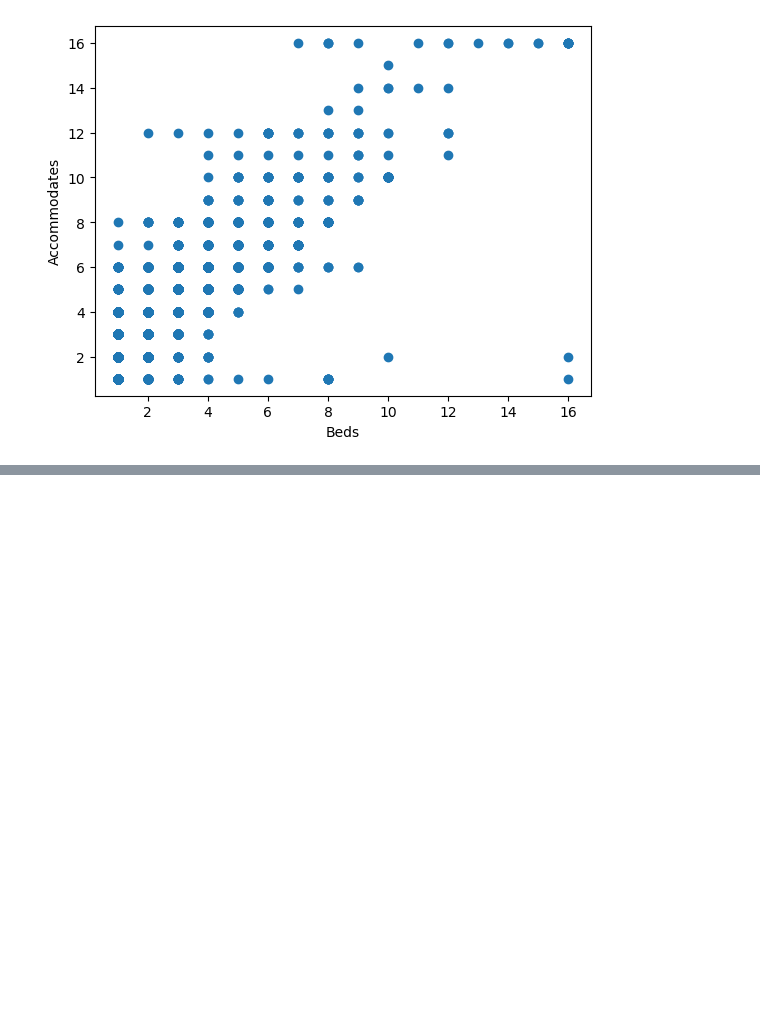
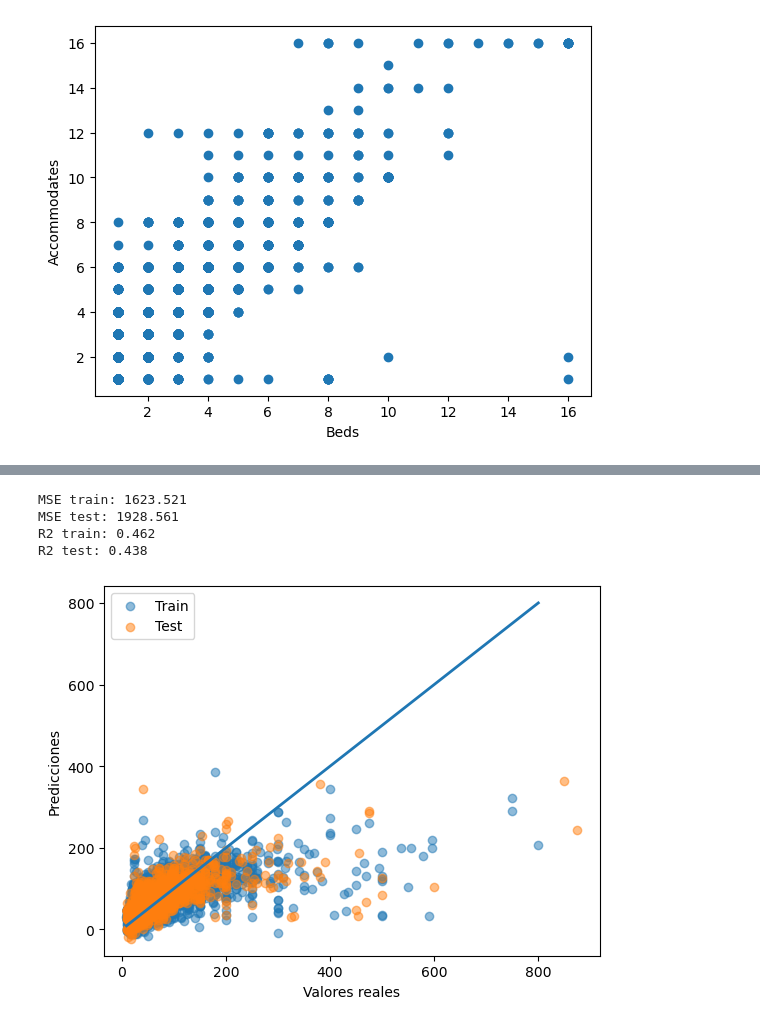
Before and after one commit to Alexsaez1990/practica_MachineLearning_enProceso, a Jupyter notebook: Práctica.ipynb, the cells around one changed output, grey strips where cells are left out. Saved outputs shown, nothing was run; the diff lists cells and outputs as text; code cells hidden in the pictures; blank space fills up the shorter version.

```diff
--- a/Práctica.ipynb
+++ b/Práctica.ipynb
@@ -879,0 +916,10 @@ Proporcion test: 66.564
+# %%
+# Ahora entrenamos el modelo con el valor de alpha óptimo de Cross Validation y vemos los coeficientes
+
+best_alpha = grid.best_params_['alpha']
+rm = Ridge(alpha = best_alpha).fit(X_train, y_train)
+
+coefficient_names = dict(zip(features, rm.coef_))
+
+for feature, coefficient in coefficient_names.items():
+    print(f"{feature}: {coefficient}")
@@ -879,0 +947,33 @@ Proporcion test: 66.564
+# %%
+from sklearn.metrics import mean_squared_error, r2_score
+
+y_train_pred = rm.predict(X_train)
+y_test_pred = rm.predict(X_test)
+
+mse_train = mean_squared_error(y_train, y_train_pred)
+mse_test = mean_squared_error(y_test, y_test_pred)
+
+r2_train = r2_score(y_train, y_train_pred)
+r2_test = r2_score(y_test, y_test_pred)
+
+print("MSE train: {:.3f}".format(mse_train))
+print("MSE test: {:.3f}".format(mse_test))
+print("R2 train: {:.3f}".format(r2_train))
+print("R2 test: {:.3f}".format(r2_test))
+
+plt.scatter(y_train, y_train_pred, label = 'Train', alpha = 0.5)
+plt.scatter(y_test, y_test_pred, label = 'Test', alpha = 0.5)
+
+plt.plot([min(y_train), max(y_train)], [min(y_train), max(y_train)], lw=2)
+
+plt.xlabel('Valores reales')
+plt.ylabel('Predicciones')
+
+plt.legend()
+plt.show()
+# %% [output]
+MSE train: 1623.521
+MSE test: 1928.561
+R2 train: 0.462
+R2 test: 0.438
+[figure, added]
```
Also changed, not shown: parts of 10 cells of this notebook.
